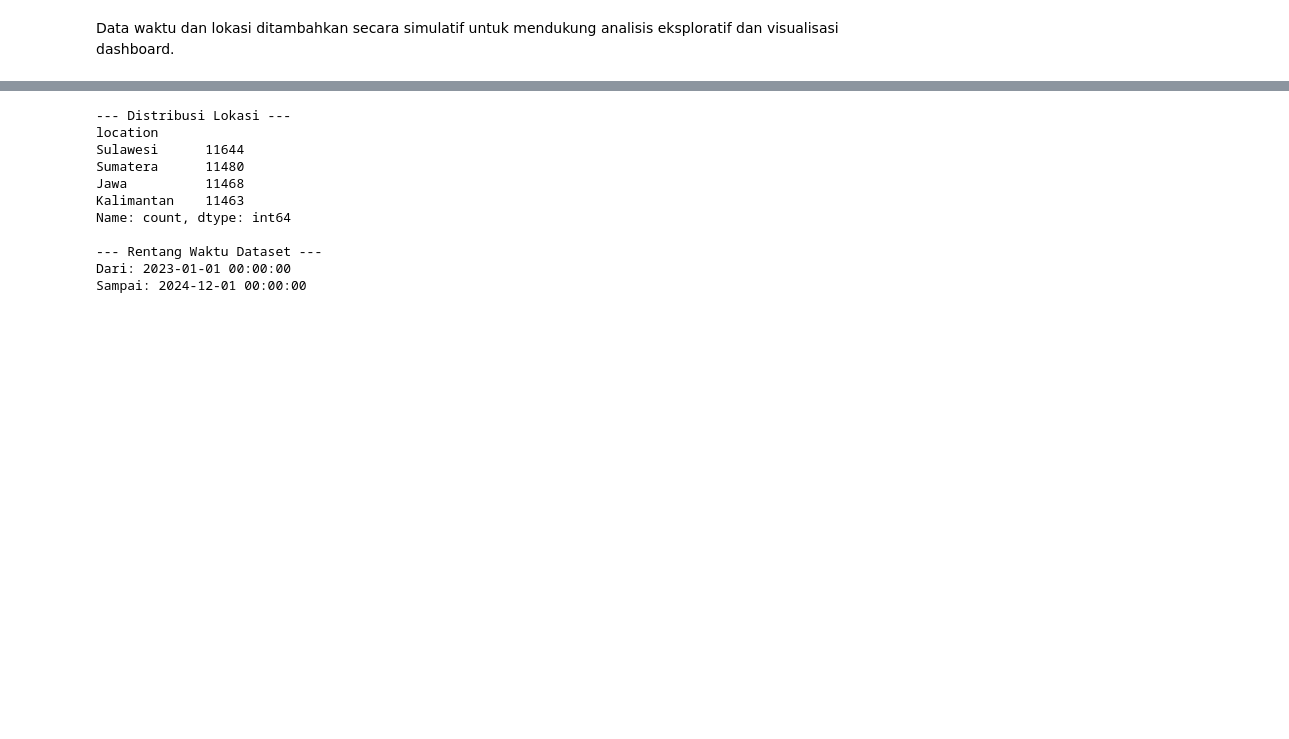
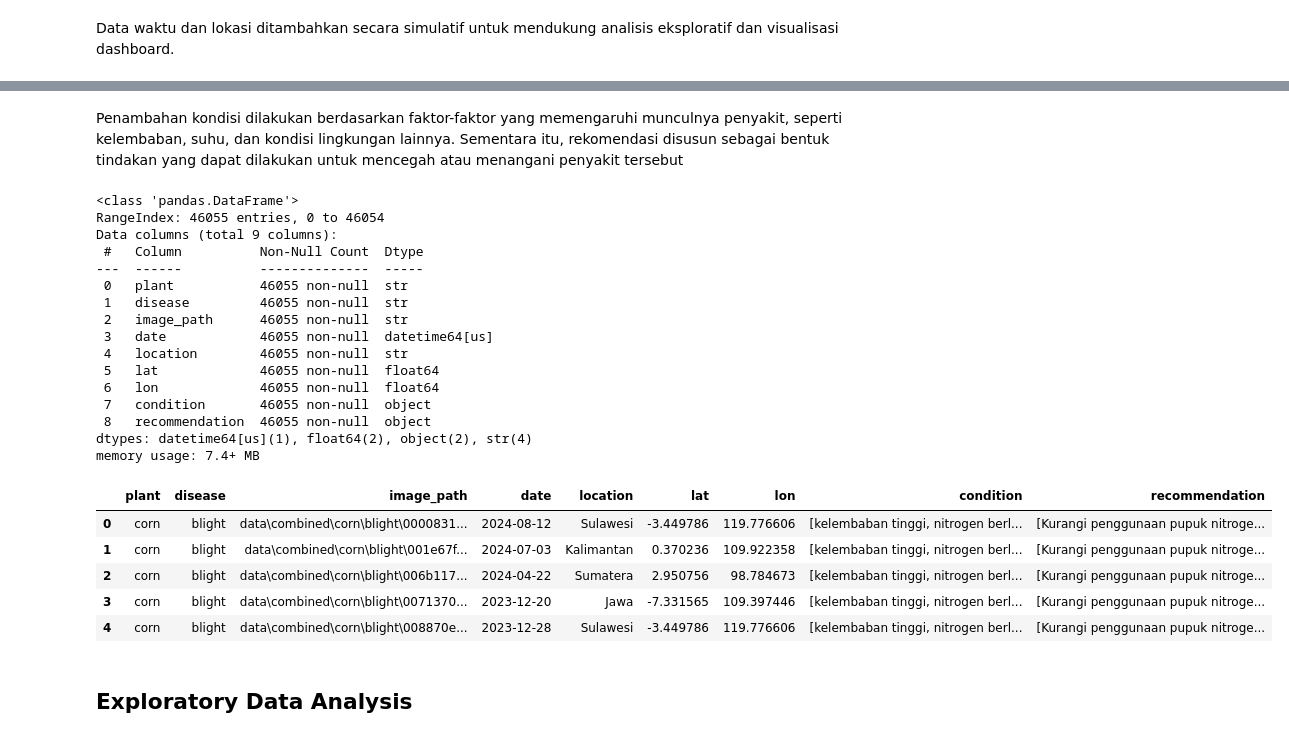
Before and after one commit to VANGROVEE/Data-Science, a Jupyter notebook: data_wrangling.ipynb, the cells around one changed output, grey strips where cells are left out. Cells and saved outputs as stored; diff of their text form; code cells hidden in the pictures; blank space fills up the shorter version.

```diff
--- a/data_wrangling.ipynb
+++ b/data_wrangling.ipynb
@@ -371,19 +328,0 @@ Name: count, dtype: int64
-# %%
-print("--- Distribusi Lokasi ---")
-print(df_cleaned['location'].value_counts())
-
-print("\n--- Rentang Waktu Dataset ---")
-print("Dari:", df_cleaned['date'].min())
-print("Sampai:", df_cleaned['date'].max())
-# %% [output]
---- Distribusi Lokasi ---
-location
-Sulawesi      11644
-Sumatera      11480
-Jawa          11468
-Kalimantan    11463
-Name: count, dtype: int64
-
---- Rentang Waktu Dataset ---
-Dari: 2023-01-01 00:00:00
-Sampai: 2024-12-01 00:00:00
@@ -389,0 +631,2 @@ Sampai: 2024-12-01 00:00:00
+# %% [markdown]
+Penambahan kondisi dilakukan berdasarkan faktor-faktor yang memengaruhi munculnya penyakit, seperti kelembaban, suhu, dan kondisi lingkungan lainnya. Sementara itu, rekomendasi disusun sebagai bentuk tindakan yang dapat dilakukan untuk mencegah atau menangani penyakit tersebut
@@ -389,0 +639,29 @@ Sampai: 2024-12-01 00:00:00
+# %%
+df_cleaned.info()
+df_cleaned.describe(include='all')
+df_cleaned.head()
+# %% [output]
+<class 'pandas.DataFrame'>
+RangeIndex: 46055 entries, 0 to 46054
+Data columns (total 9 columns):
+ #   Column          Non-Null Count  Dtype
+---  ------          --------------  -----
+ 0   plant           46055 non-null  str
+ 1   disease         46055 non-null  str
+ 2   image_path      46055 non-null  str
+ 3   date            46055 non-null  datetime64[us]
+ 4   location        46055 non-null  str
+ 5   lat             46055 non-null  float64
+ 6   lon             46055 non-null  float64
+ 7   condition       46055 non-null  object
+ 8   recommendation  46055 non-null  object
+dtypes: datetime64[us](1), float64(2), object(2), str(4)
+memory usage: 7.4+ MB
+|  | plant | disease | image_path | date | location | lat | lon | condition | recommendation |
+| 0 | corn | blight | data\combined\corn\blight\0000831... | 2024-08-12 | Sulawesi | -3.449786 | 119.776606 | [kelembaban tinggi, nitrogen berl... | [Kurangi penggunaan pupuk nitroge... |
+| 1 | corn | blight | data\combined\corn\blight\001e67f... | 2024-07-03 | Kalimantan | 0.370236 | 109.922358 | [kelembaban tinggi, nitrogen berl... | [Kurangi penggunaan pupuk nitroge... |
+| 2 | corn | blight | data\combined\corn\blight\006b117... | 2024-04-22 | Sumatera | 2.950756 | 98.784673 | [kelembaban tinggi, nitrogen berl... | [Kurangi penggunaan pupuk nitroge... |
+| 3 | corn | blight | data\combined\corn\blight\0071370... | 2023-12-20 | Jawa | -7.331565 | 109.397446 | [kelembaban tinggi, nitrogen berl... | [Kurangi penggunaan pupuk nitroge... |
+| 4 | corn | blight | data\combined\corn\blight\008870e... | 2023-12-28 | Sulawesi | -3.449786 | 119.776606 | [kelembaban tinggi, nitrogen berl... | [Kurangi penggunaan pupuk nitroge... |
+# %% [markdown]
+## Exploratory Data Analysis
```
Also changed, not shown: parts of 24 cells of this notebook.
